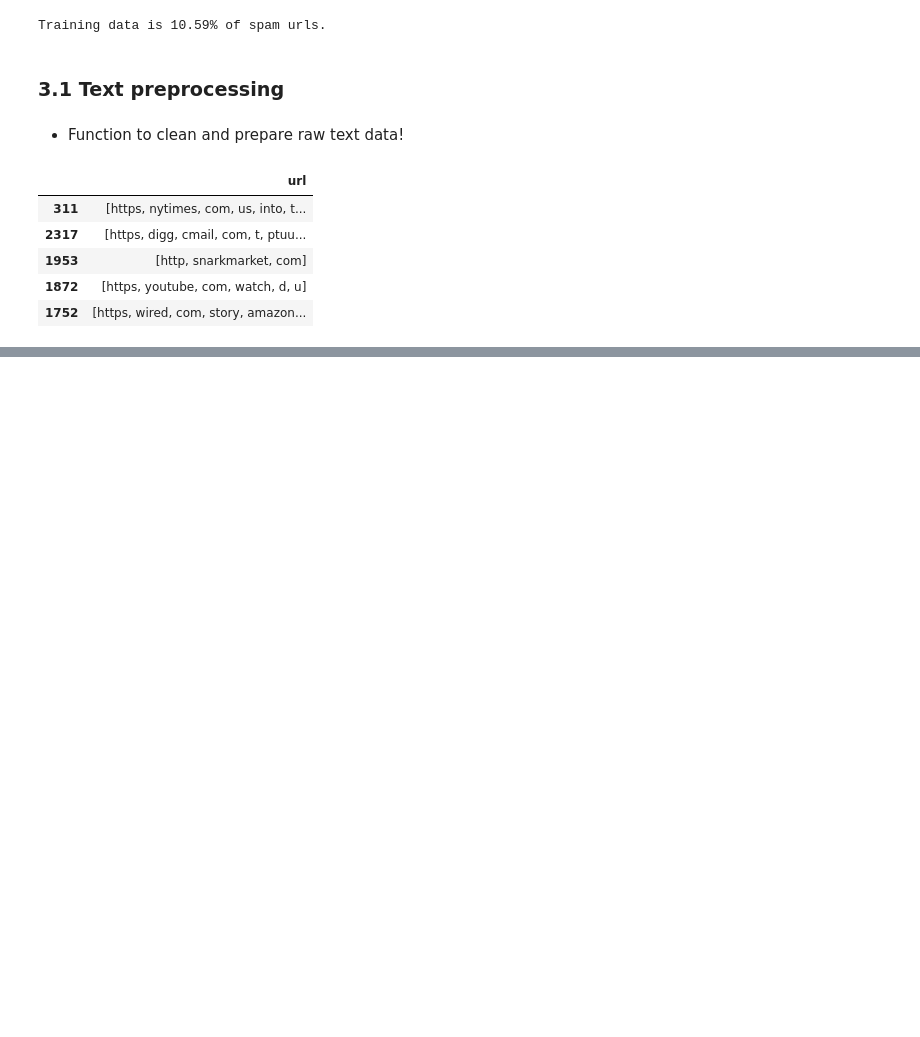
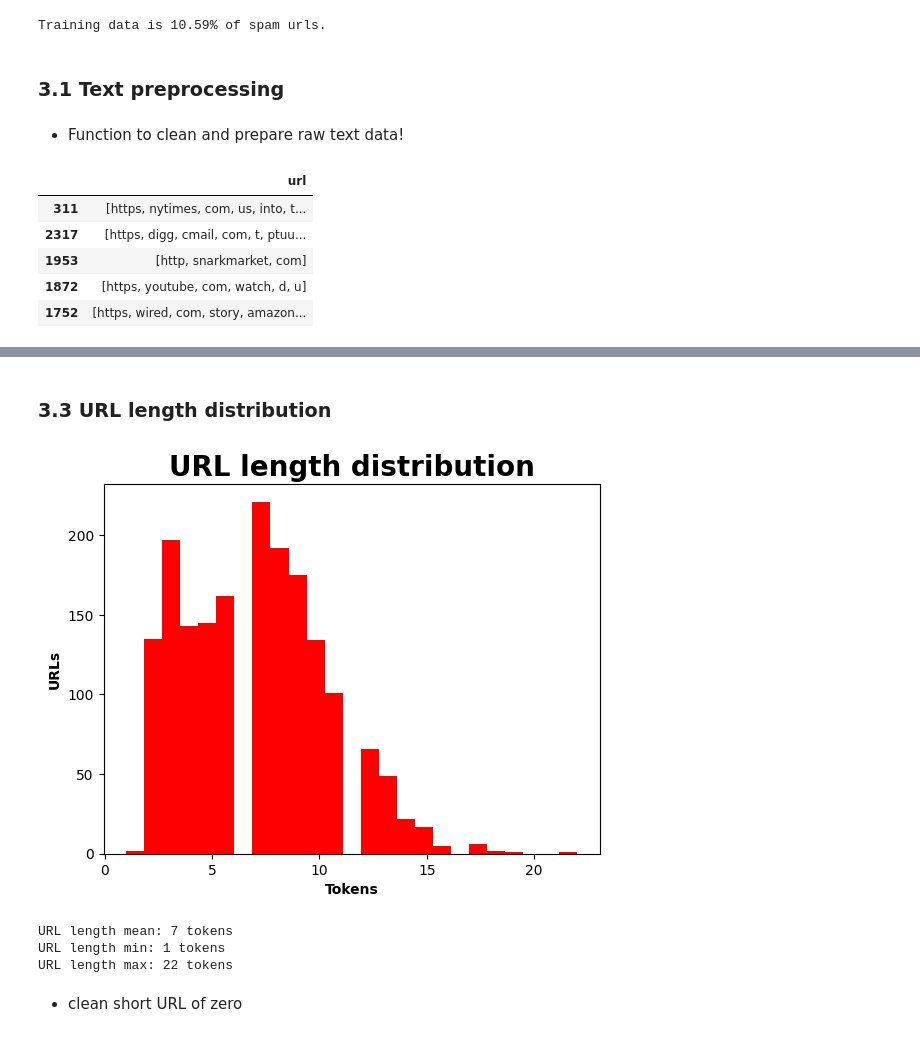
Before and after one commit to 4GeeksAcademy/Madesh-NLP-project, a Jupyter notebook: src/Madesh_solution.ipynb, the cells around one changed output, grey strips where cells are left out. Saved outputs shown, nothing was run; the diff lists cells and outputs as text; code cells hidden in the pictures; blank space fills up the shorter version.

```diff
--- a/src/Madesh_solution.ipynb
+++ b/src/Madesh_solution.ipynb
@@ -207,0 +210,15 @@ training_features.head()
+# %%
+download('wordnet')
+lemmatizer=WordNetLemmatizer()
+
+download('stopwords')
+stop_words=stopwords.words('english')
+
+def lemmatize_text(words, lemmatizer=lemmatizer):
+    tokens=[lemmatizer.lemmatize(word) for word in words]
+    tokens=[word for word in tokens if word not in stop_words]
+    tokens=[word for word in tokens if len(word) > 3]
+    return tokens
+
+training_features['url']=training_features['url'].apply(lemmatize_text)
+training_features.head()
@@ -207,0 +235,24 @@ training_features.head()
+# %% [markdown]
+### 3.3 URL length distribution
+# %%
+
+lengths=[len(url) for url in training_features['url'].tolist()]
+
+training_features['url_len']=lengths
+
+plt.title('URL length distribution', fontsize=20, fontweight='bold')
+plt.xlabel('Tokens', fontweight='bold')
+plt.ylabel('URLs', fontweight='bold')
+plt.hist(lengths, bins=25, color='red')
+plt.show()
+
+print(f'URL length mean: {mean(lengths):.0f} tokens')
+print(f'URL length min: {min(lengths):.0f} tokens')
+print(f'URL length max: {max(lengths):.0f} tokens')
+# %% [output]
+[figure, added]
+URL length mean: 7 tokens
+URL length min: 1 tokens
+URL length max: 22 tokens
+# %% [markdown]
+- clean short URL of zero
```
Also changed, not shown: parts of 22 cells of this notebook.
